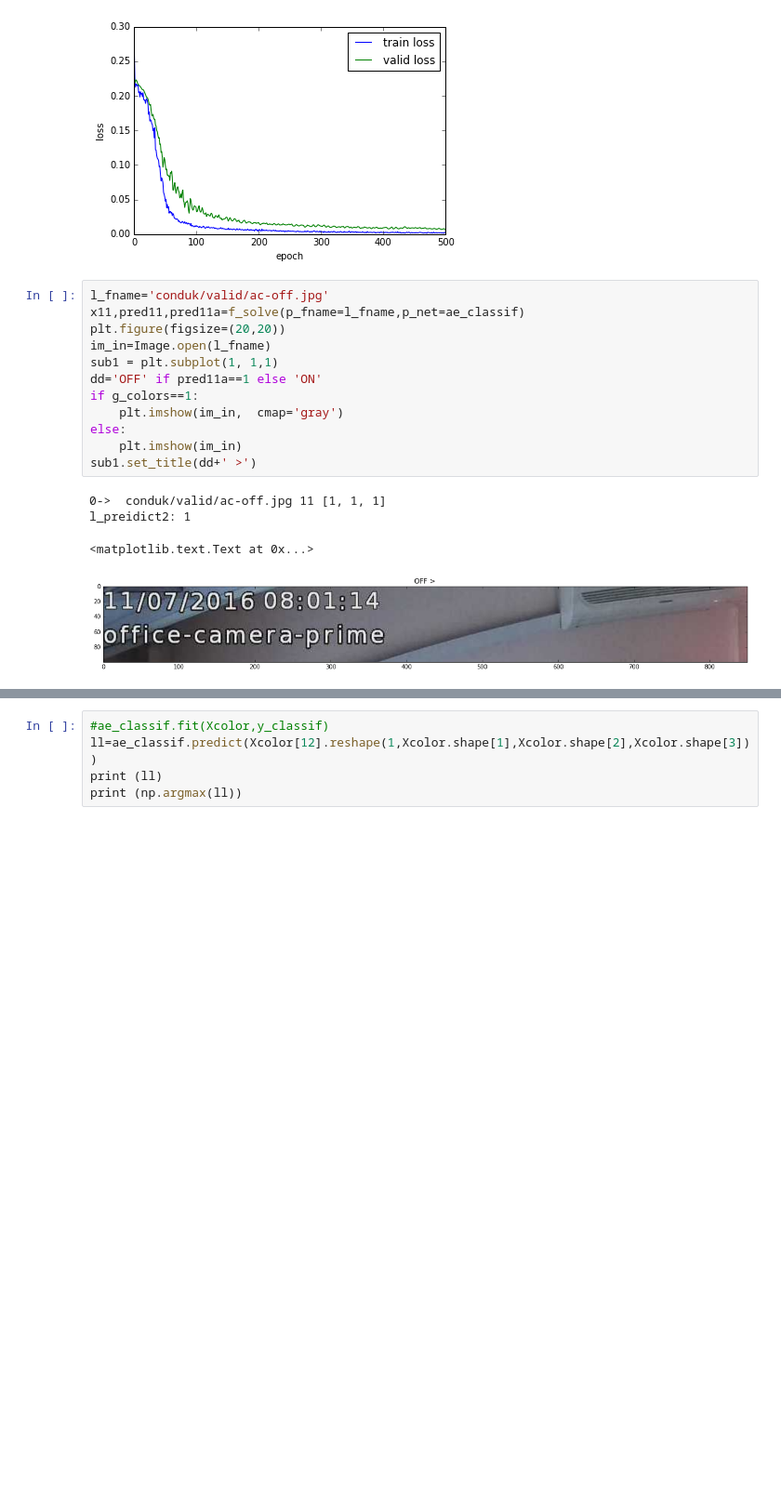
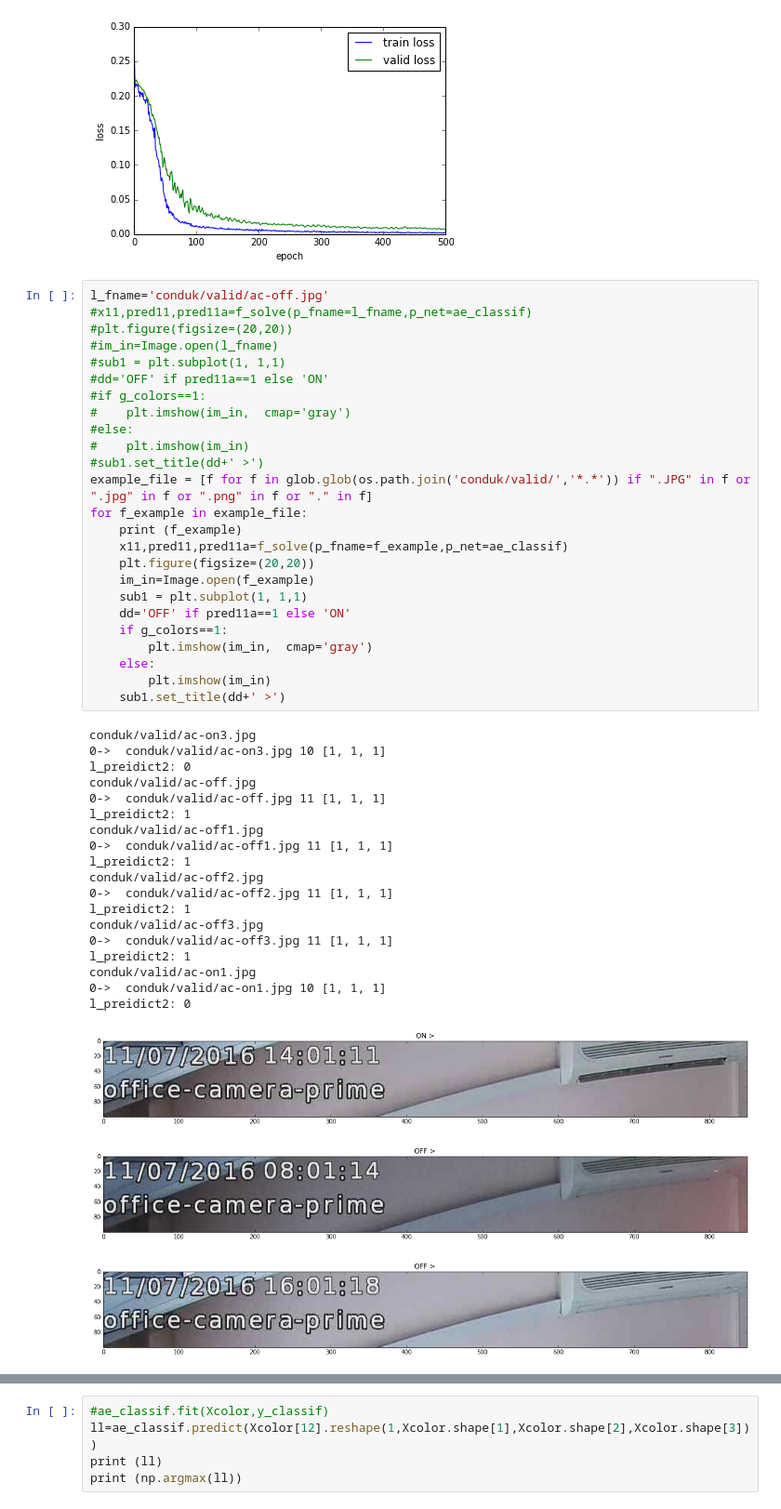
Before and after one commit to iyalosovetsky/NN, a Jupyter notebook: ae_conv_color_medical2_6.ipynb, the cells around one changed output, grey strips where cells are left out. Shown at 93% size. Cells and saved outputs as stored; diff of their text form; blank space fills up the shorter version.

Commit message:
some valid example

```diff
--- a/ae_conv_color_medical2_6.ipynb
+++ b/ae_conv_color_medical2_6.ipynb
@@ -993,18 +993,48 @@ Saving to best_conduk.weights
 [figure]
 # %%
 l_fname='conduk/valid/ac-off.jpg'
-x11,pred11,pred11a=f_solve(p_fname=l_fname,p_net=ae_classif)
-plt.figure(figsize=(20,20))
-im_in=Image.open(l_fname)
-sub1 = plt.subplot(1, 1,1)
-dd='OFF' if pred11a==1 else 'ON'
-if g_colors==1:
-    plt.imshow(im_in,  cmap='gray')
-else:
-    plt.imshow(im_in)
-sub1.set_title(dd+' >')
+#x11,pred11,pred11a=f_solve(p_fname=l_fname,p_net=ae_classif)
+#plt.figure(figsize=(20,20))
+#im_in=Image.open(l_fname)
+#sub1 = plt.subplot(1, 1,1)
+#dd='OFF' if pred11a==1 else 'ON'
+#if g_colors==1:
+#    plt.imshow(im_in,  cmap='gray')
+#else:
+#    plt.imshow(im_in)
+#sub1.set_title(dd+' >')
+example_file = [f for f in glob.glob(os.path.join('conduk/valid/','*.*')) if ".JPG" in f or ".jpg" in f or ".png" in f or "." in f]
+for f_example in example_file:
+    print (f_example)
+    x11,pred11,pred11a=f_solve(p_fname=f_example,p_net=ae_classif)
+    plt.figure(figsize=(20,20))
+    im_in=Image.open(f_example)
+    sub1 = plt.subplot(1, 1,1)
+    dd='OFF' if pred11a==1 else 'ON'
+    if g_colors==1:
+        plt.imshow(im_in,  cmap='gray')
+    else:
+        plt.imshow(im_in)
+    sub1.set_title(dd+' >')
 # %% [output]
+conduk/valid/ac-on3.jpg
+0->  conduk/valid/ac-on3.jpg 10 [1, 1, 1]
+l_preidict2: 0
+conduk/valid/ac-off.jpg
 0->  conduk/valid/ac-off.jpg 11 [1, 1, 1]
 l_preidict2: 1
+conduk/valid/ac-off1.jpg
+0->  conduk/valid/ac-off1.jpg 11 [1, 1, 1]
+l_preidict2: 1
+conduk/valid/ac-off2.jpg
+0->  conduk/valid/ac-off2.jpg 11 [1, 1, 1]
+l_preidict2: 1
+conduk/valid/ac-off3.jpg
+0->  conduk/valid/ac-off3.jpg 11 [1, 1, 1]
+l_preidict2: 1
+conduk/valid/ac-on1.jpg
+0->  conduk/valid/ac-on1.jpg 10 [1, 1, 1]
+l_preidict2: 0
-<matplotlib.text.Text at 0x...>
-[figure, old version]
+[figure, new version]
+[figure, added]
+[figure, added]
```
Also changed, not shown: parts of 2 cells of this notebook.
